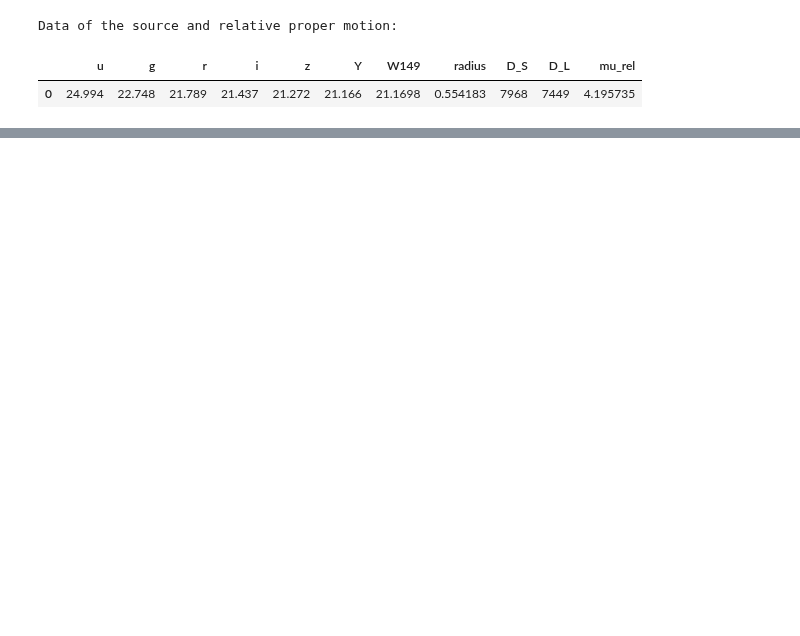
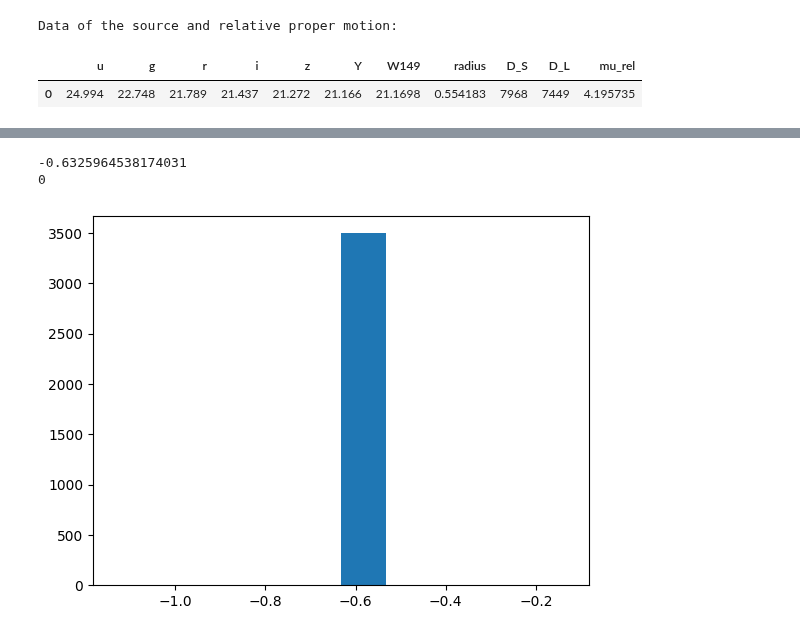
Before and after one commit to anibal-art/roman_rubin, a Jupyter notebook: notebooks/Orbital_motion.ipynb, the cells around one changed output, grey strips where cells are left out. Saved outputs shown, nothing was run; the diff lists cells and outputs as text; code cells hidden in the pictures; blank space fills up the shorter version.

```diff
--- a/notebooks/Orbital_motion.ipynb
+++ b/notebooks/Orbital_motion.ipynb
@@ -183,0 +188,6 @@ df_TRAPPIST = pd.DataFrame(data_TRAPPIST)
+# %%
+df_planets = pd.read_csv('/home/anibal-pc/Roman_Rubin_NASA/planetary_systems.csv')
+# df_psystems[df_psystems['planet_name']=='b']
+# plt.hist(df_planets['DL'])
+# plt.xlabel('pc')
+df_planets[(df_planets['DL']>100)&(df_planets['P_orb_days']>10)]
@@ -337,0 +301,8 @@ Sampled velocities: γ1 = -401.8824, γ2 = 434.2413, γ3 = 1399.9244
+# %%
+plt.hist(u0s)
+print(min(u0s))
+print(u0s.index(min(u0s)))
+# %% [output]
+-0.6325964538174031
+0
+[figure, added]
```
Also changed, not shown: parts of 19 cells of this notebook, 1 other file.
